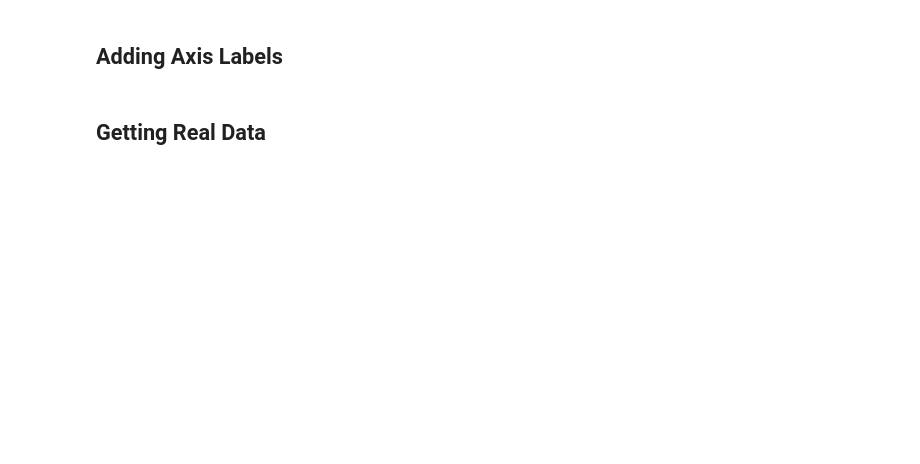
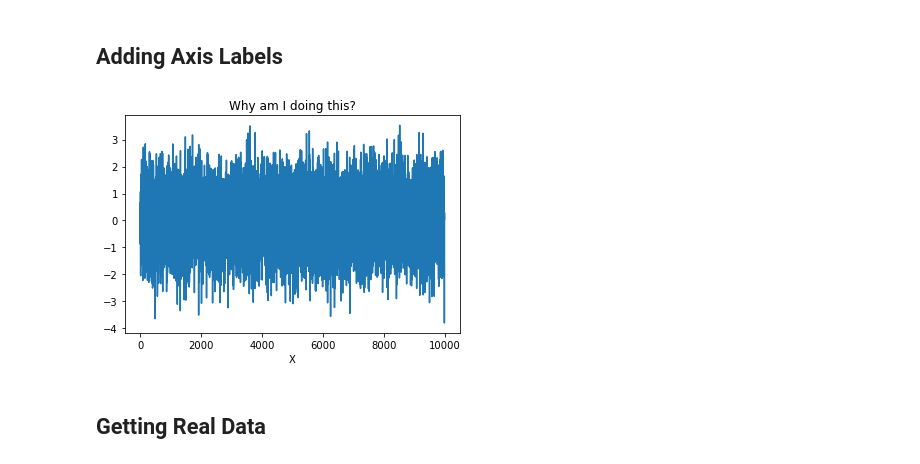
Before and after one commit to hank-butler/hf, a Jupyter notebook: quantopian/ch01-intro_to_research.ipynb, the cells around one changed output. Cells and saved outputs as stored; diff of their text form; code cells hidden in the pictures; blank space fills up the shorter version.

```diff
--- a/quantopian/ch01-intro_to_research.ipynb
+++ b/quantopian/ch01-intro_to_research.ipynb
@@ -98,4 +98,10 @@ plt.title('Random Normal Distribution of X and Y');
 # %% [markdown]
 ## Adding Axis Labels
+# %%
+plt.plot(x)
+plt.xlabel('X')
+plt.title('Why am I doing this?');
+# %% [output]
+[figure, added]
 # %% [markdown]
 ## Getting Real Data
```
Also changed, not shown: parts of 6 cells of this notebook.
